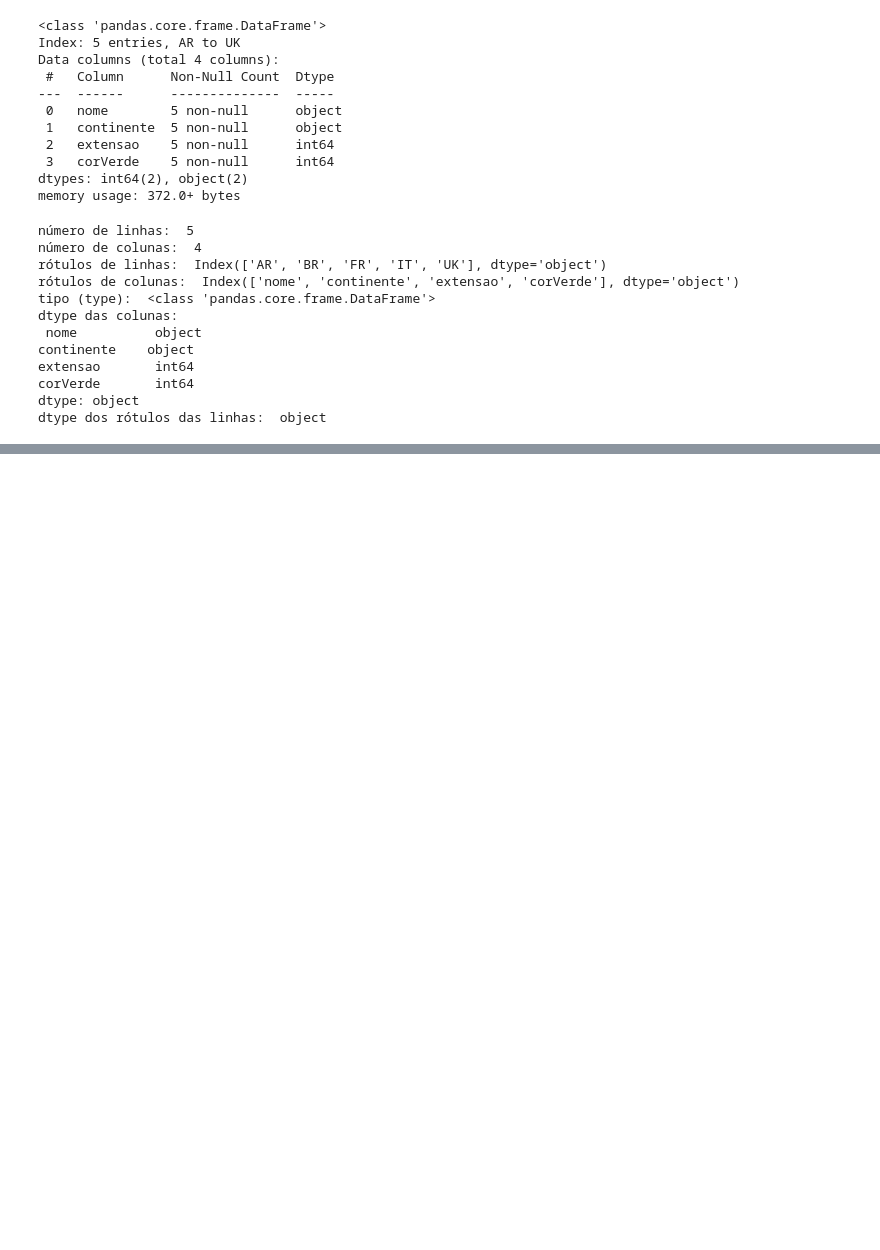
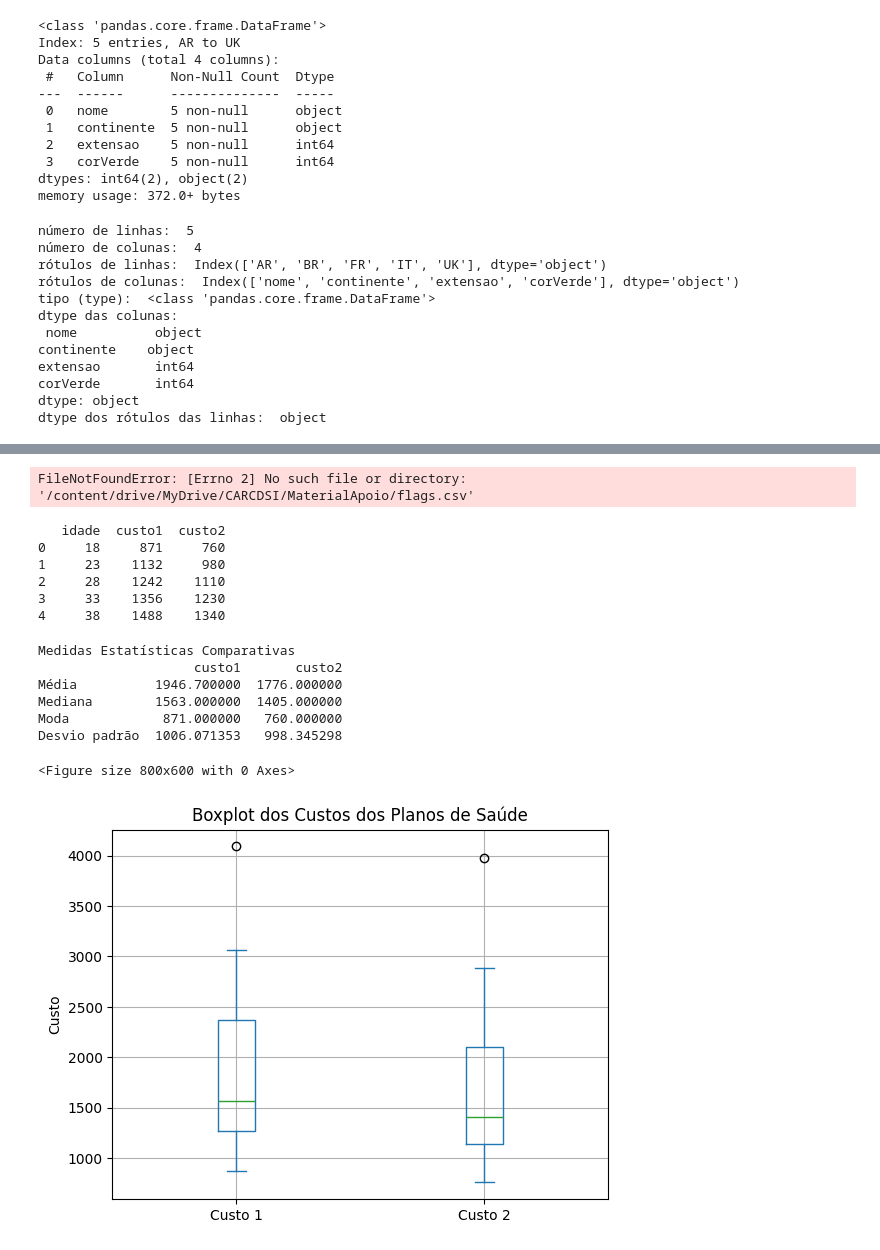
Before and after one commit to brukemp/Aulas-CARCDSI, a Jupyter notebook: dataframe.ipynb, the cells around one changed output, grey strips where cells are left out. Drawn from its saved outputs; the diff is of its cells as text; code cells hidden in the pictures; blank space fills up the shorter version.

```diff
--- a/dataframe.ipynb
+++ b/dataframe.ipynb
@@ -78,0 +206,29 @@ dtype dos rótulos das linhas:  object
+# %%
+flags = pd.read_csv("/content/drive/MyDrive/CARCDSI/MaterialApoio/flags.csv")
+
+flags
+print ('head(): '); print(flags.head())
+print ('tail(): '); print(flags.tail())
+
+# Quem tem verde, amarelo, azul e branco na bandeira
+
+green = flags['green']
+yellow = flags['gold']
+blue = flags['blue']
+white = flags['white']
+total = green + yellow + blue + white
+has_all - (total == 4)
+print(flags[has_all.values]['name'])
+# %% [output]
+FileNotFoundError: [Errno 2] No such file or directory: '/content/drive/MyDrive/CARCDSI/MaterialApoio/flags.csv'
+# %%
+# Ler o dataframe plano_saude.csv
+df = pd.read_csv('plano_saude.csv')
+print(df.head())
+# %% [output]
+   idade  custo1  custo2
+0     18     871     760
+1     23    1132     980
+2     28    1242    1110
+3     33    1356    1230
+4     38    1488    1340
@@ -78,0 +248,28 @@ dtype dos rótulos das linhas:  object
+# %%
+# Comparação das medidas
+comparison_df = pd.DataFrame({
+    'custo1': [mean_custo1, median_custo1, mode_custo1, std_custo1],
+    'custo2': [mean_custo2, median_custo2, mode_custo2, std_custo2],
+}, index=[ 'Média', 'Mediana', 'Moda', 'Desvio padrão'])
+print("Medidas Estatísticas Comparativas")
+print(comparison_df)
+# %% [output]
+Medidas Estatísticas Comparativas
+                    custo1       custo2
+Média          1946.700000  1776.000000
+Mediana        1563.000000  1405.000000
+Moda            871.000000   760.000000
+Desvio padrão  1006.071353   998.345298
+# %%
+# Boxplot dos Dados
+import matplotlib.pyplot as plt
+plt.figure(figsize=(8, 6))
+df[['custo1', 'custo2']].plot(kind='box')
+plt.title('Boxplot dos Custos dos Planos de Saúde')
+plt.ylabel('Custo')
+plt.xticks([1, 2], ['Custo 1', 'Custo 2'])
+plt.grid(True)
+plt.savefig('boxplot_custos.png')
+# %% [output]
+<Figure size 800x600 with 0 Axes>
+[figure, added]
```
Also changed, not shown: parts of 10 cells of this notebook.
